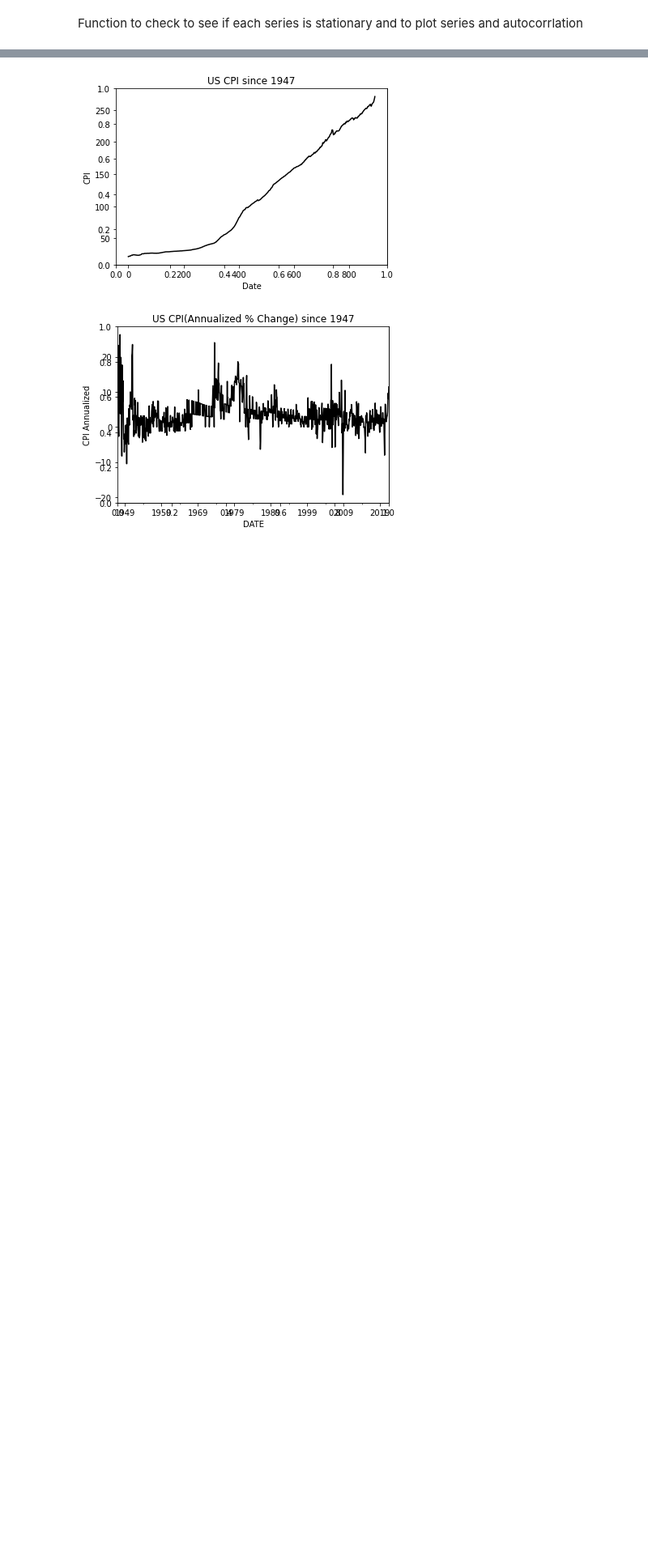
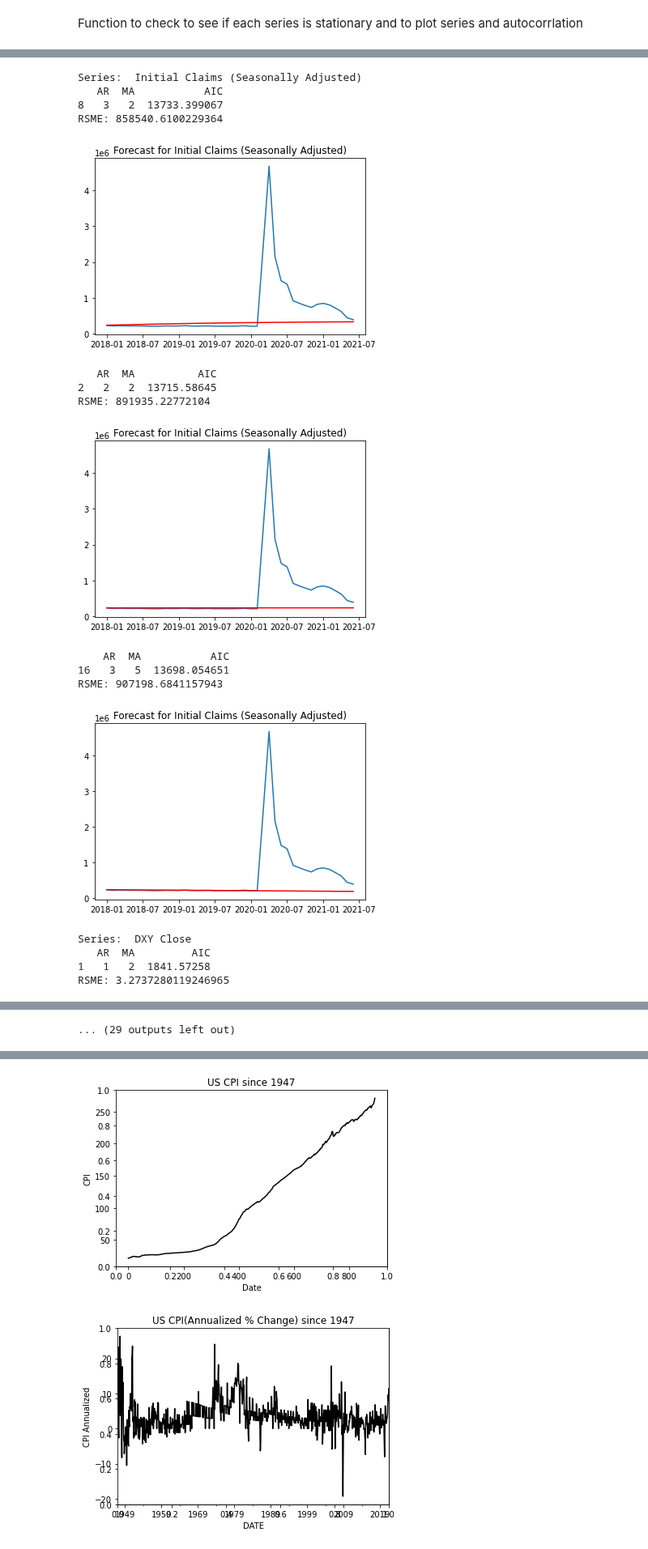
Before and after one commit to AlexNoonan-Syracuse/BigDataProject, a Jupyter notebook: ArimaModels_Alex.ipynb, the cells around one changed output, grey strips where cells are left out. Shown at 81% size. Drawn from its saved outputs; the diff is of its cells as text; code cells hidden in the pictures; blank space fills up the shorter version.

```diff
--- a/ArimaModels_Alex.ipynb
+++ b/ArimaModels_Alex.ipynb
@@ -99,3 +104,7 @@ Data columns (total 19 columns):
+# %%
+yearstart = df1['Year'].min()
+subsetdf = df1[((df1['Year']>yearstart) & (df1['Year']< yearstart+5)) | ((df1['Year'] == yearstart+6) & (df1['Month'] <= 6)) ]
+#print(yearstart+5 )
 # %% [markdown]
 Merging everything into 1 dataframe
 # %%
@@ -249,14 +262,3 @@ def ARIMA_modeling_and_forecast(df, column):
   plt.plot(testdf)
   plt.plot(predictionsdf, color='red')
   plt.show()
-# %%
-for column in list(dfmain):
-  testingdf = dfmain[column]
-  testingdf1 = testingdf.iloc[0:round(len(df)*0.25)]
-  testingdf2 = testingdf.iloc[round(len(df)*0.25)+1:round(len(df)*0.5)]
-  testingdf3 = testingdf.iloc[round(len(df)*0.5)+1:round(len(df)*0.75)]
-  testingdf4 = testingdf.iloc[round(len(df)*0.75)+1:]
-  ARIMA_modeling_and_forecast(testingdf1, column)
-  ARIMA_modeling_and_forecast(testingdf2, column)
-  ARIMA_modeling_and_forecast(testingdf3, column)
-  ARIMA_modeling_and_forecast(testingdf4, column)
@@ -302,3 +265,19 @@ Dont work
+# %%
+#Dont Need
+# subsetting test
+df = dfmain[['Year','DXY Close', 'Month']]
+df = df[df.notna()]
+df = df.replace([np.inf, -np.inf], np.nan).dropna()
+print("Min:",df['Year'].min(), "Min:",df['Year'].max()  )
+yearstart = df['Year'].min()
+
+while df['Year'].max()-yearstart >= 15:
+  # putting 5 year increment data into adf model
+  subsetdf = df[((df['Year']>=yearstart) & (df['Year']< yearstart+15)) | ((df['Year'] == yearstart+15) & (df['Month'] <= 6)) ]
+  print(subsetdf.head())
+  ADFtest(subsetdf, 'DXY Close')
+  ARIMA_modeling_and_forecast(subsetdf, 'DXY Close')
+  yearstart+=15
 # %%
 for column in list(dfmain.columns):
    #looping through all the columns in the df
@@ -336,0 +288,30 @@ p-value: 0.000000
+# %%
+for column  in list(dfmain.columns):
+  if (column == 'Year') | (column == 'Month') | (column =='WtiPct'):
+    pass
+  else:
+
+    subsetdf = dfmain[column]
+    print("Series: ", column)
+    # looping through various differencings
+    ARIMA_modeling_and_forecast(subsetdf, column, 0)
+    ARIMA_modeling_and_forecast(subsetdf, column, 1)
+    ARIMA_modeling_and_forecast(subsetdf, column, 2)
+# %% [output]
+Series:  Initial Claims (Seasonally Adjusted)
+   AR  MA           AIC
+8   3   2  13733.399067
+RSME: 858540.6100229364
+[figure, added]
+   AR  MA          AIC
+2   2   2  13715.58645
+RSME: 891935.22772104
+[figure, added]
+    AR  MA           AIC
+16   3   5  13698.054651
+RSME: 907198.6841157943
+[figure, added]
+Series:  DXY Close
+   AR  MA         AIC
+1   1   2  1841.57258
+RSME: 3.2737280119246965
@@ -336,0 +327 @@ p-value: 0.000000
+... (29 outputs left out)
```
Also changed, not shown: parts of 12 cells of this notebook.
